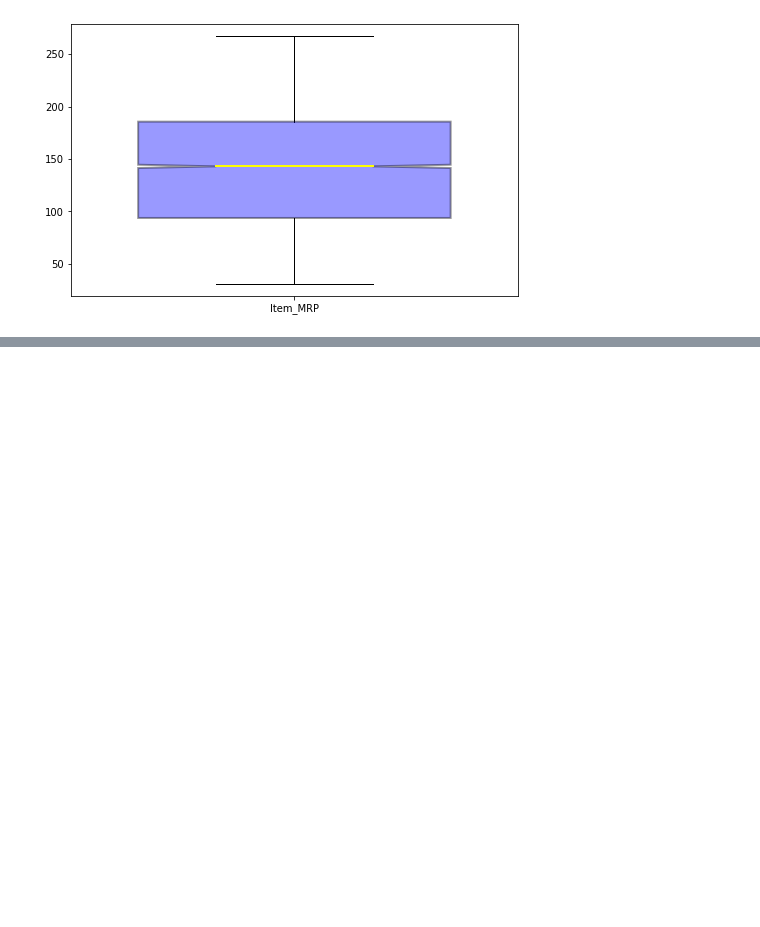
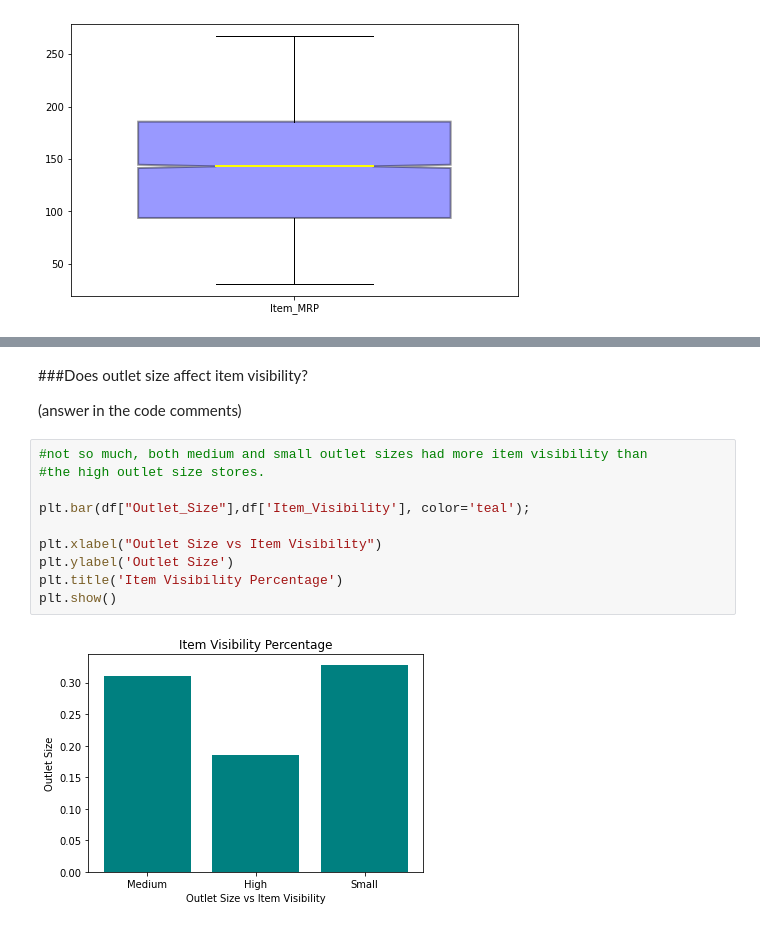
Before and after one commit to oscardominguez-ds/sales-predictions, a Jupyter notebook: Project_1_Part_3_.ipynb, the cells around one changed output, grey strips where cells are left out. Cells and saved outputs as stored; diff of their text form; blank space fills up the shorter version.

```diff
--- a/Project_1_Part_3_.ipynb
+++ b/Project_1_Part_3_.ipynb
@@ -61,0 +107,16 @@ sns.heatmap(corr, cmap = 'Greens', annot = True)
+# %% [markdown]
+###Does outlet size affect item visibility?
+
+(answer in the code comments)
+# %%
+#not so much, both medium and small outlet sizes had more item visibility than
+#the high outlet size stores.
+
+plt.bar(df["Outlet_Size"],df['Item_Visibility'], color='teal');
+
+plt.xlabel("Outlet Size vs Item Visibility")
+plt.ylabel('Outlet Size')
+plt.title('Item Visibility Percentage')
+plt.show()
+# %% [output]
+[figure, added]
```
Also changed, not shown: parts of 8 cells of this notebook.
